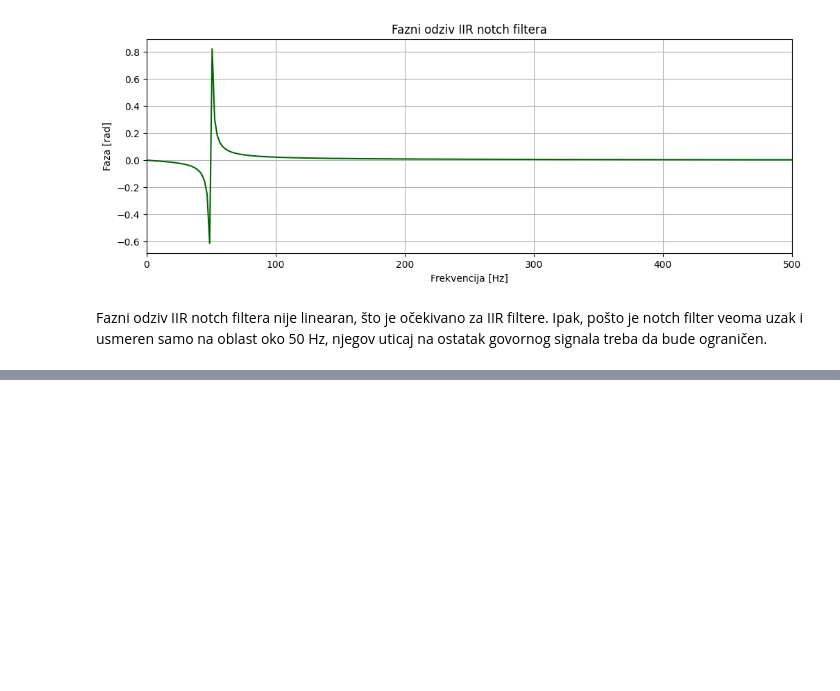
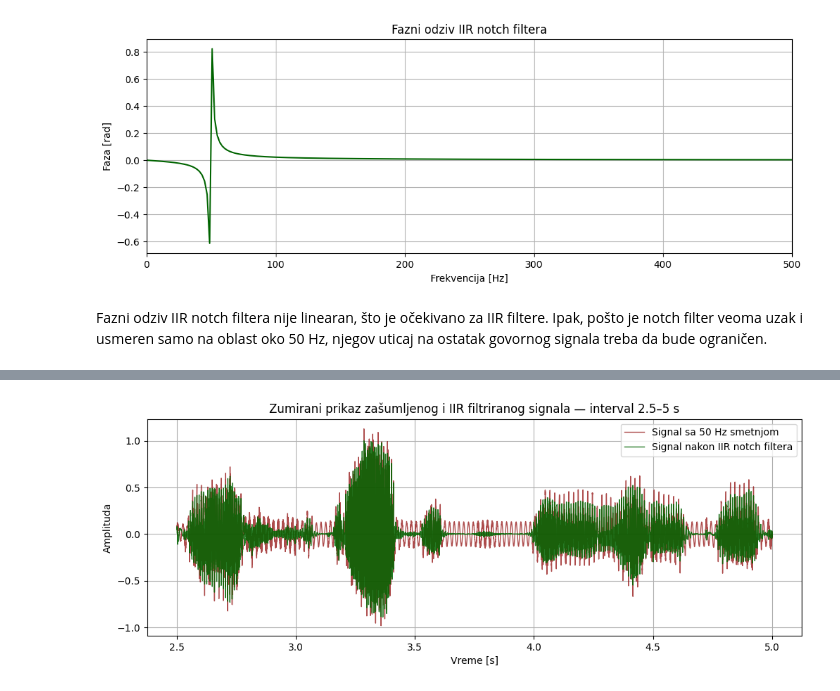
Before and after one commit to KomFi31/Fakultet, a Jupyter notebook: DSP/Obrada audio signala.ipynb, the cells around one changed output, grey strips where cells are left out. Drawn from its saved outputs; the diff is of its cells as text; code cells hidden in the pictures; blank space fills up the shorter version.

```diff
--- a/DSP/Obrada audio signala.ipynb
+++ b/DSP/Obrada audio signala.ipynb
@@ -477,0 +539,25 @@ Fazni odziv IIR notch filtera nije linearan, što je očekivano za IIR filtere.
+# %%
+start_time = 2.5
+end_time = 5.0
+
+start_sample = int(start_time * fs)
+end_sample = int(end_time * fs)
+
+plt.figure()
+
+# Boje se razlikuju u odnosu na pre ali iskreno više sam se igrao da vidim kakve sve boje postoje
+# Pa će se naći svakome da gleda nešto što mu prija očima
+
+plt.plot(t[start_sample:end_sample], x_noisy[start_sample:end_sample],
+         label="Signal sa 50 Hz smetnjom", color="darkred", alpha=0.7, linewidth=1)
+
+plt.plot(t[start_sample:end_sample], x_iir_filtered[start_sample:end_sample],
+         label="Signal nakon IIR notch filtera", color="darkgreen", alpha=0.85, linewidth=1)
+
+plt.xlabel("Vreme [s]")
+plt.ylabel("Amplituda")
+plt.title("Zumirani prikaz zašumljenog i IIR filtriranog signala — interval 2.5–5 s")
+plt.legend()
+plt.show()
+# %% [output]
+[figure, added]
```
Also changed, not shown: parts of 28 cells of this notebook.
